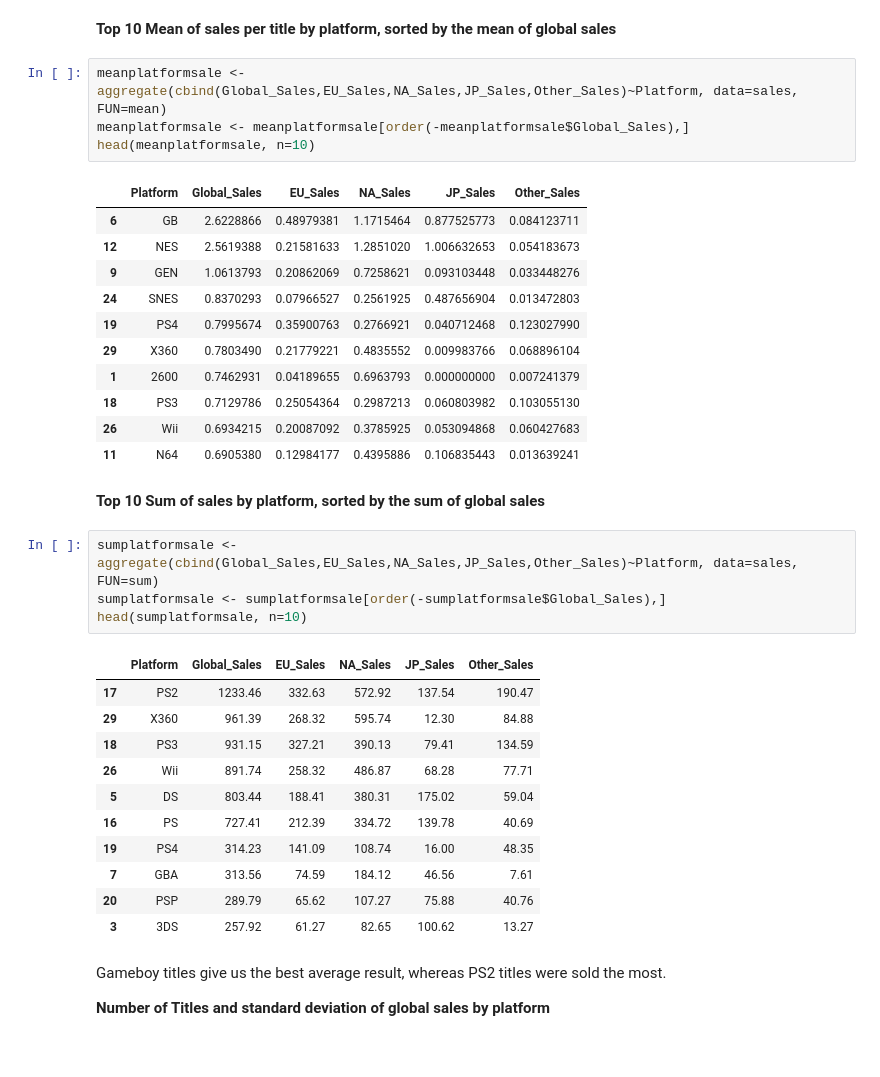
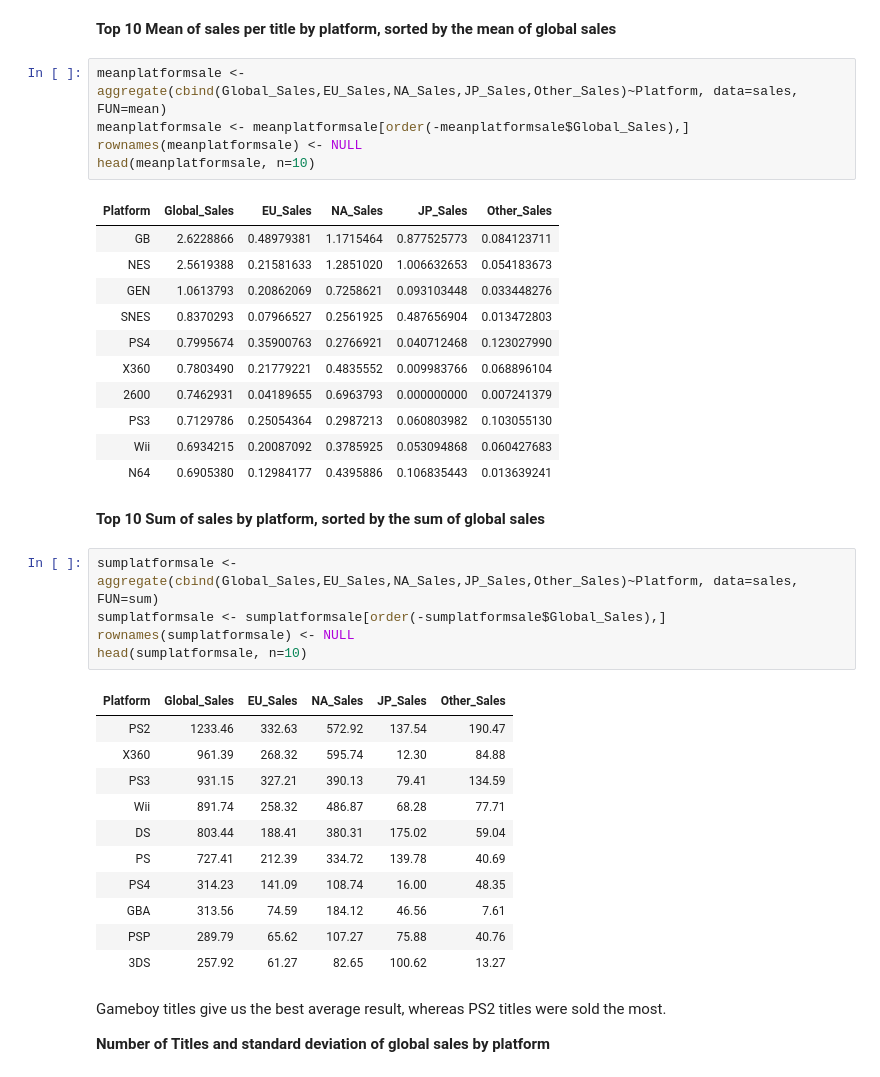
Before and after one commit to FiLeonard/example-game-sale-analysis, a Jupyter notebook: Game Sales Analysis.ipynb, the cells around one changed output. Cells and saved outputs as stored; diff of their text form.

```diff
--- a/Game Sales Analysis.ipynb
+++ b/Game Sales Analysis.ipynb
@@ -231,37 +198,39 @@ Investigation of Global Sales by platform
 # %%
 meanplatformsale <- aggregate(cbind(Global_Sales,EU_Sales,NA_Sales,JP_Sales,Other_Sales)~Platform, data=sales, FUN=mean)
 meanplatformsale <- meanplatformsale[order(-meanplatformsale$Global_Sales),]
+rownames(meanplatformsale) <- NULL
 head(meanplatformsale, n=10)
 # %% [output]
-|  | Platform | Global_Sales | EU_Sales | NA_Sales | JP_Sales | Other_Sales |
-| 6 | GB | 2.6228866 | 0.48979381 | 1.1715464 | 0.877525773 | 0.084123711 |
-| 12 | NES | 2.5619388 | 0.21581633 | 1.2851020 | 1.006632653 | 0.054183673 |
-| 9 | GEN | 1.0613793 | 0.20862069 | 0.7258621 | 0.093103448 | 0.033448276 |
-| 24 | SNES | 0.8370293 | 0.07966527 | 0.2561925 | 0.487656904 | 0.013472803 |
-| 19 | PS4 | 0.7995674 | 0.35900763 | 0.2766921 | 0.040712468 | 0.123027990 |
-| 29 | X360 | 0.7803490 | 0.21779221 | 0.4835552 | 0.009983766 | 0.068896104 |
-| 1 | 2600 | 0.7462931 | 0.04189655 | 0.6963793 | 0.000000000 | 0.007241379 |
-| 18 | PS3 | 0.7129786 | 0.25054364 | 0.2987213 | 0.060803982 | 0.103055130 |
-| 26 | Wii | 0.6934215 | 0.20087092 | 0.3785925 | 0.053094868 | 0.060427683 |
-| 11 | N64 | 0.6905380 | 0.12984177 | 0.4395886 | 0.106835443 | 0.013639241 |
+| Platform | Global_Sales | EU_Sales | NA_Sales | JP_Sales | Other_Sales |
+| GB | 2.6228866 | 0.48979381 | 1.1715464 | 0.877525773 | 0.084123711 |
+| NES | 2.5619388 | 0.21581633 | 1.2851020 | 1.006632653 | 0.054183673 |
+| GEN | 1.0613793 | 0.20862069 | 0.7258621 | 0.093103448 | 0.033448276 |
+| SNES | 0.8370293 | 0.07966527 | 0.2561925 | 0.487656904 | 0.013472803 |
+| PS4 | 0.7995674 | 0.35900763 | 0.2766921 | 0.040712468 | 0.123027990 |
+| X360 | 0.7803490 | 0.21779221 | 0.4835552 | 0.009983766 | 0.068896104 |
+| 2600 | 0.7462931 | 0.04189655 | 0.6963793 | 0.000000000 | 0.007241379 |
+| PS3 | 0.7129786 | 0.25054364 | 0.2987213 | 0.060803982 | 0.103055130 |
+| Wii | 0.6934215 | 0.20087092 | 0.3785925 | 0.053094868 | 0.060427683 |
+| N64 | 0.6905380 | 0.12984177 | 0.4395886 | 0.106835443 | 0.013639241 |
 # %% [markdown]
 **Top 10 Sum of sales by platform, sorted by the sum of global sales**
 # %%
 sumplatformsale <- aggregate(cbind(Global_Sales,EU_Sales,NA_Sales,JP_Sales,Other_Sales)~Platform, data=sales, FUN=sum)
 sumplatformsale <- sumplatformsale[order(-sumplatformsale$Global_Sales),]
+rownames(sumplatformsale) <- NULL
 head(sumplatformsale, n=10)
 # %% [output]
-|  | Platform | Global_Sales | EU_Sales | NA_Sales | JP_Sales | Other_Sales |
-| 17 | PS2 | 1233.46 | 332.63 | 572.92 | 137.54 | 190.47 |
-| 29 | X360 | 961.39 | 268.32 | 595.74 | 12.30 | 84.88 |
-| 18 | PS3 | 931.15 | 327.21 | 390.13 | 79.41 | 134.59 |
-| 26 | Wii | 891.74 | 258.32 | 486.87 | 68.28 | 77.71 |
-| 5 | DS | 803.44 | 188.41 | 380.31 | 175.02 | 59.04 |
-| 16 | PS | 727.41 | 212.39 | 334.72 | 139.78 | 40.69 |
-| 19 | PS4 | 314.23 | 141.09 | 108.74 | 16.00 | 48.35 |
-| 7 | GBA | 313.56 | 74.59 | 184.12 | 46.56 | 7.61 |
-| 20 | PSP | 289.79 | 65.62 | 107.27 | 75.88 | 40.76 |
-| 3 | 3DS | 257.92 | 61.27 | 82.65 | 100.62 | 13.27 |
+| Platform | Global_Sales | EU_Sales | NA_Sales | JP_Sales | Other_Sales |
+| PS2 | 1233.46 | 332.63 | 572.92 | 137.54 | 190.47 |
+| X360 | 961.39 | 268.32 | 595.74 | 12.30 | 84.88 |
+| PS3 | 931.15 | 327.21 | 390.13 | 79.41 | 134.59 |
+| Wii | 891.74 | 258.32 | 486.87 | 68.28 | 77.71 |
+| DS | 803.44 | 188.41 | 380.31 | 175.02 | 59.04 |
+| PS | 727.41 | 212.39 | 334.72 | 139.78 | 40.69 |
+| PS4 | 314.23 | 141.09 | 108.74 | 16.00 | 48.35 |
+| GBA | 313.56 | 74.59 | 184.12 | 46.56 | 7.61 |
+| PSP | 289.79 | 65.62 | 107.27 | 75.88 | 40.76 |
+| 3DS | 257.92 | 61.27 | 82.65 | 100.62 | 13.27 |
 # %% [markdown]
 Gameboy titles give us the best average result, whereas PS2 titles were sold the most.
 
```
Also changed, not shown: parts of 15 cells of this notebook.
